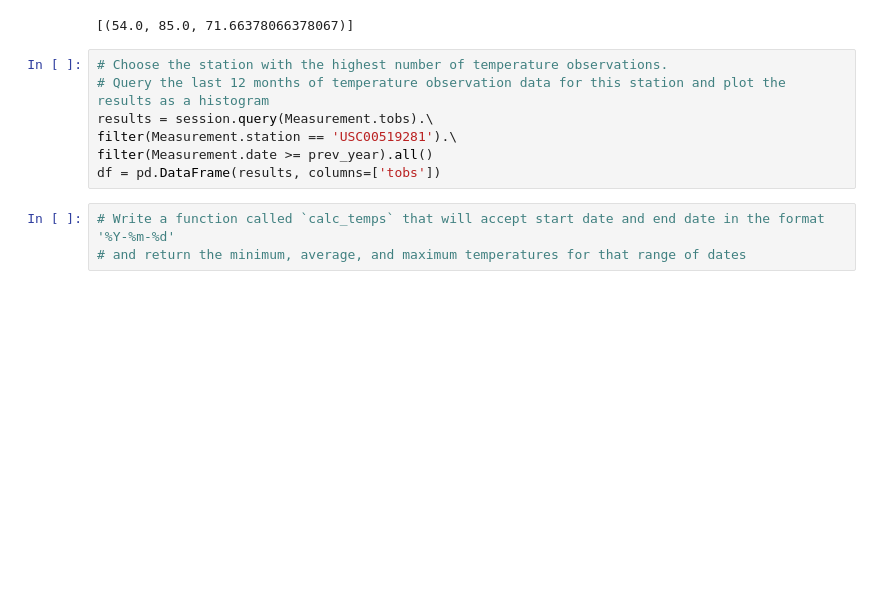
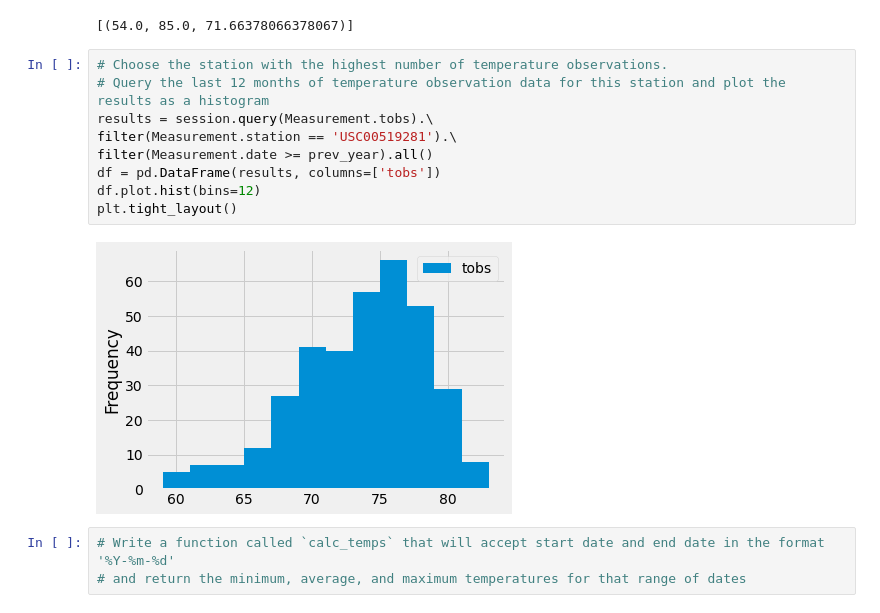
Before and after one commit to Luno0811/surfs_up, a Jupyter notebook: climate_analysis.ipynb, the cells around one changed output. Cells and saved outputs as stored; diff of their text form; blank space fills up the shorter version.

```diff
--- a/climate_analysis.ipynb
+++ b/climate_analysis.ipynb
@@ -99,10 +99,14 @@ filter(Measurement.station == 'USC00519281').all()
 # %%
 # Choose the station with the highest number of temperature observations.
 # Query the last 12 months of temperature observation data for this station and plot the results as a histogram
 results = session.query(Measurement.tobs).\
 filter(Measurement.station == 'USC00519281').\
 filter(Measurement.date >= prev_year).all()
 df = pd.DataFrame(results, columns=['tobs'])
+df.plot.hist(bins=12)
+plt.tight_layout()
+# %% [output]
+[figure, added]
 # %%
 # Write a function called `calc_temps` that will accept start date and end date in the format '%Y-%m-%d'
 # and return the minimum, average, and maximum temperatures for that range of dates
```
Also changed, not shown: 1 other file.
